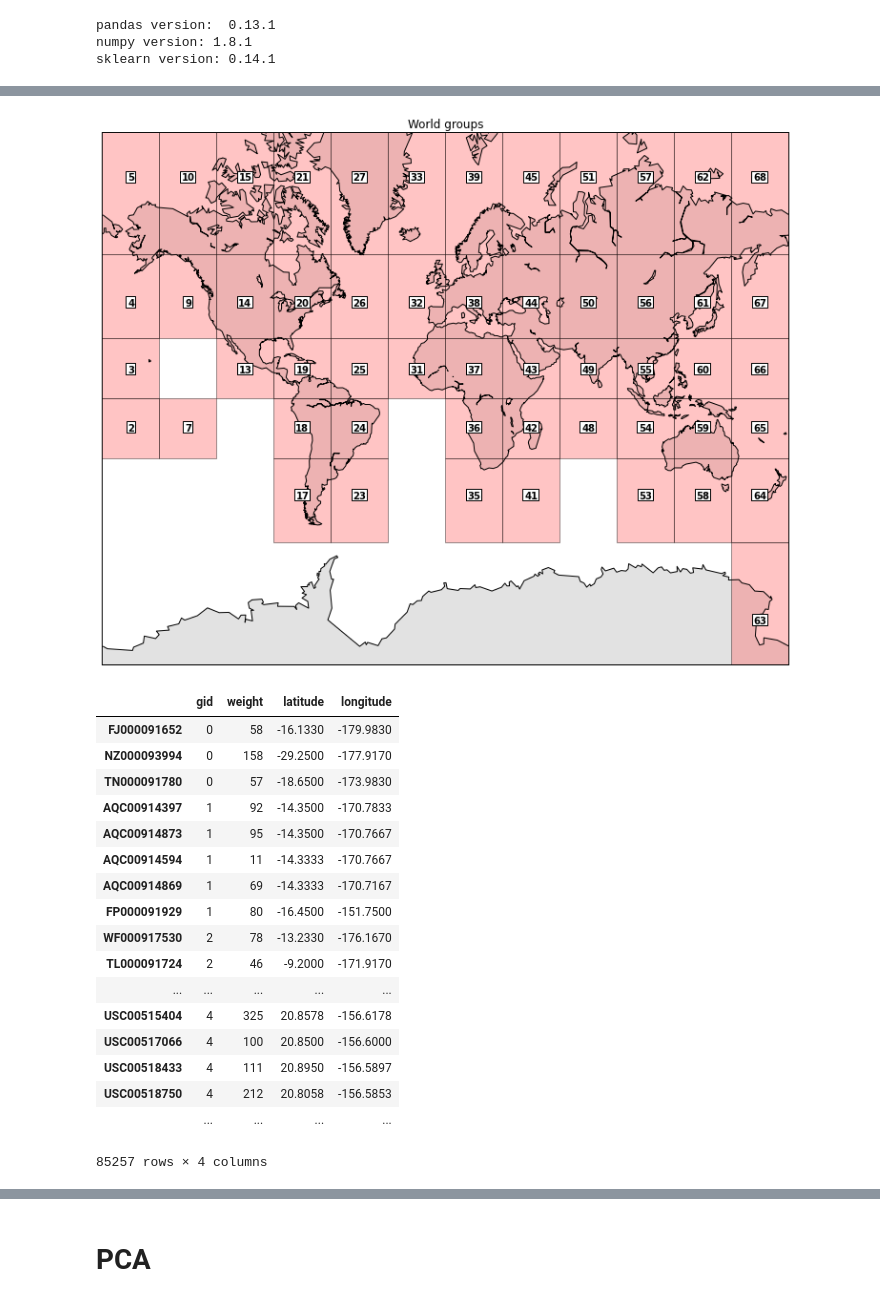
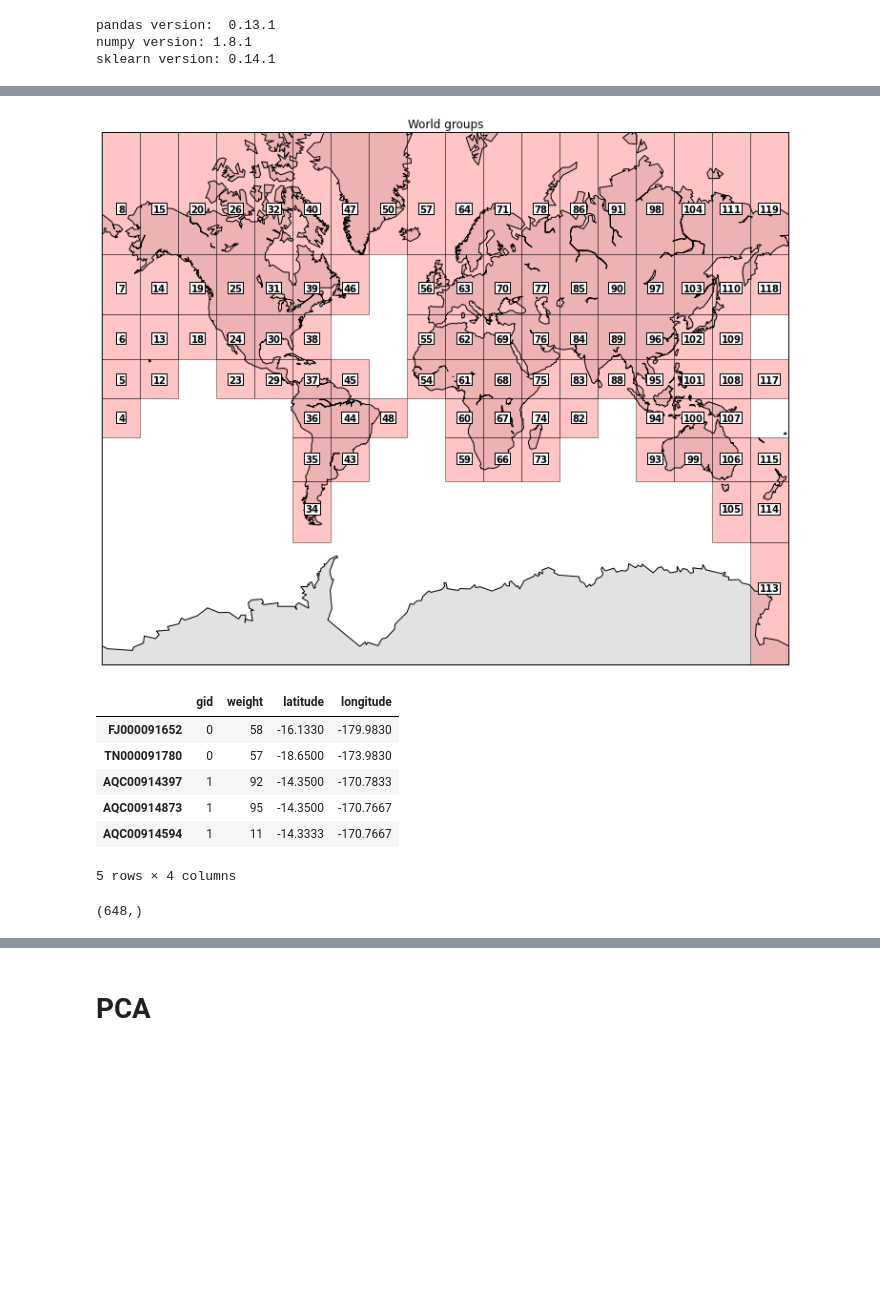
Before and after one commit to panagosg7/UCSD_BigData, a Jupyter notebook: notebooks/weather.mapreduce/05_Main.ipynb, the cells around one changed output, grey strips where cells are left out. Saved outputs shown, nothing was run; the diff lists cells and outputs as text; code cells hidden in the pictures; blank space fills up the shorter version.

```diff
--- a/notebooks/weather.mapreduce/05_Main.ipynb
+++ b/notebooks/weather.mapreduce/05_Main.ipynb
@@ -55,7 +55,7 @@ sklearn version: 0.14.1
 #  - stations df
 #  - width
 #  - scale
-hi = HierarchicalIndexing(weighted_stations, 30, 5)
+hi = HierarchicalIndexing(weighted_stations, 20, 5)
 # %%
 hi.get_prelim_partition().head()
 # %% [output]
@@ -69,30 +69,23 @@ hi.get_prelim_partition().head()
 # %%
 hi.plot_prelim_partitioning()
 # %% [output]
-[figure, old version]
+[figure, new version]
 # %%
 hi.partition_plus()
 # %%
 gstations = hi._grouped_stations
-gstations
+gstations.head()
 # %% [output]
 |  | gid | weight | latitude | longitude |
 | FJ000091652 | 0 | 58 | -16.1330 | -179.9830 |
-| NZ000093994 | 0 | 158 | -29.2500 | -177.9170 |
 | TN000091780 | 0 | 57 | -18.6500 | -173.9830 |
 | AQC00914397 | 1 | 92 | -14.3500 | -170.7833 |
 | AQC00914873 | 1 | 95 | -14.3500 | -170.7667 |
 | AQC00914594 | 1 | 11 | -14.3333 | -170.7667 |
-| AQC00914869 | 1 | 69 | -14.3333 | -170.7167 |
-| FP000091929 | 1 | 80 | -16.4500 | -151.7500 |
-| WF000917530 | 2 | 78 | -13.2330 | -176.1670 |
-| TL000091724 | 2 | 46 | -9.2000 | -171.9170 |
-| ... | ... | ... | ... | ... |
-| USC00515404 | 4 | 325 | 20.8578 | -156.6178 |
-| USC00517066 | 4 | 100 | 20.8500 | -156.6000 |
-| USC00518433 | 4 | 111 | 20.8950 | -156.5897 |
-| USC00518750 | 4 | 212 | 20.8058 | -156.5853 |
-|  | ... | ... | ... | ... |
-85257 rows × 4 columns
+5 rows × 4 columns
+# %%
+shape(gstations['gid'].unique())
+# %% [output]
+(648,)
 # %%
 rects = hi.get_rectangles()
```
Also changed, not shown: parts of 35 cells of this notebook, 5 other files.
